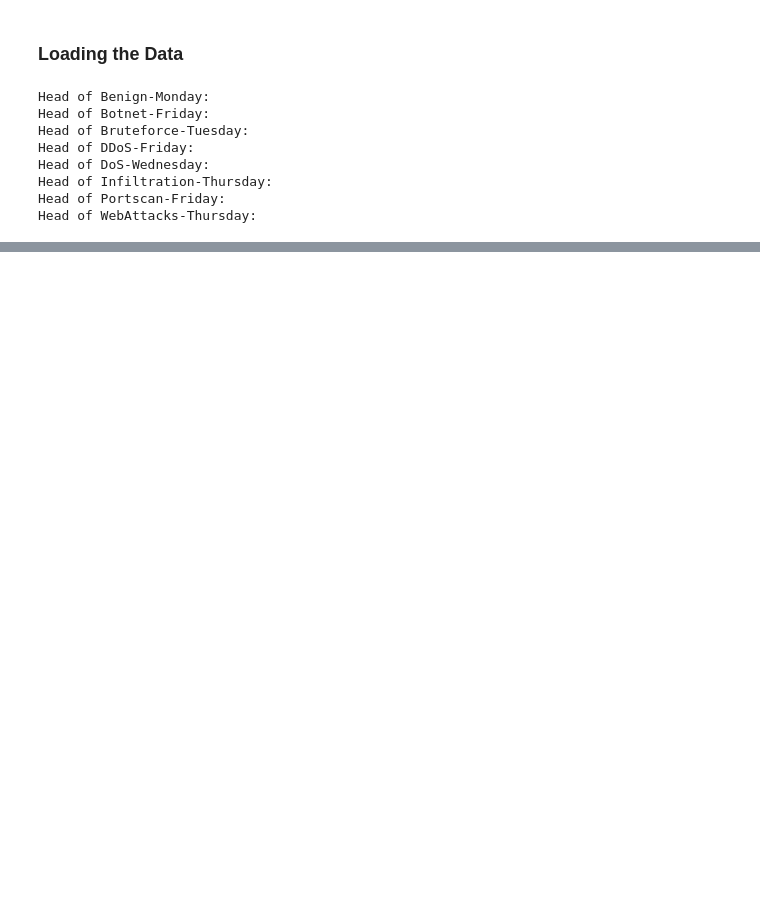
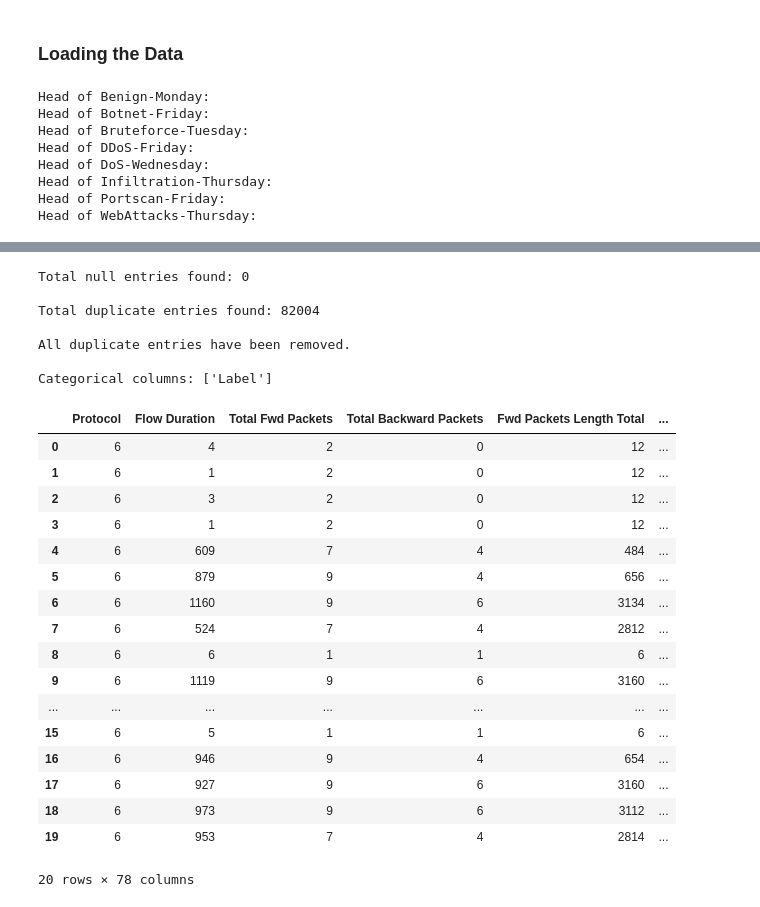
Before and after one commit to pranav-k-jha/kaggle-notebooks, a Jupyter notebook: predictive-threat-intelligence-on-cic-ids2017.ipynb, the cells around one changed output, grey strips where cells are left out. Cells and saved outputs as stored; diff of their text form; code cells hidden in the pictures; blank space fills up the shorter version.

```diff
--- a/predictive-threat-intelligence-on-cic-ids2017.ipynb
+++ b/predictive-threat-intelligence-on-cic-ids2017.ipynb
@@ -169,0 +81,61 @@ print(df_all.head())
+# %%
+# Find and handle null values
+
+# Get the count of null values in each column
+null_counts = df_all.isnull().sum()
+
+# Print the total number of null entries in the dataset
+print(f"Total null entries found: {null_counts.sum()}\n")
+
+# Drop rows with any null values
+df_all.dropna(inplace=True)
+
+# Find and handle duplicates
+
+# Get the count of duplicate rows
+duplicate_count = df_all.duplicated().sum()
+
+# # Print the number of duplicate entries found
+print(f"Total duplicate entries found: {duplicate_count}\n")
+
+# Remove duplicate rows from the dataset
+df_all.drop_duplicates(inplace=True)
+
+# Inform that duplicates have been removed
+print("All duplicate entries have been removed.\n")
+
+# Reset the index after dropping rows
+df_all.reset_index(drop=True, inplace=True)
+
+# Inspect categorical columns
+categorical_columns = df_all.select_dtypes(include=['object']).columns.tolist()
+print(f"Categorical columns: {categorical_columns}\n")
+
+# Display the first 5 rows of the cleaned dataset
+df_all.head(20)
+# %% [output]
+Total null entries found: 0
+
+Total duplicate entries found: 82004
+
+All duplicate entries have been removed.
+
+Categorical columns: ['Label']
+|  | Protocol | Flow Duration | Total Fwd Packets | Total Backward Packets | Fwd Packets Length Total | ... |
+| 0 | 6 | 4 | 2 | 0 | 12 | ... |
+| 1 | 6 | 1 | 2 | 0 | 12 | ... |
+| 2 | 6 | 3 | 2 | 0 | 12 | ... |
+| 3 | 6 | 1 | 2 | 0 | 12 | ... |
+| 4 | 6 | 609 | 7 | 4 | 484 | ... |
+| 5 | 6 | 879 | 9 | 4 | 656 | ... |
+| 6 | 6 | 1160 | 9 | 6 | 3134 | ... |
+| 7 | 6 | 524 | 7 | 4 | 2812 | ... |
+| 8 | 6 | 6 | 1 | 1 | 6 | ... |
+| 9 | 6 | 1119 | 9 | 6 | 3160 | ... |
+| ... | ... | ... | ... | ... | ... | ... |
+| 15 | 6 | 5 | 1 | 1 | 6 | ... |
+| 16 | 6 | 946 | 9 | 4 | 654 | ... |
+| 17 | 6 | 927 | 9 | 6 | 3160 | ... |
+| 18 | 6 | 973 | 9 | 6 | 3112 | ... |
+| 19 | 6 | 953 | 7 | 4 | 2814 | ... |
+20 rows × 78 columns
```
Also changed, not shown: parts of 22 cells of this notebook.
